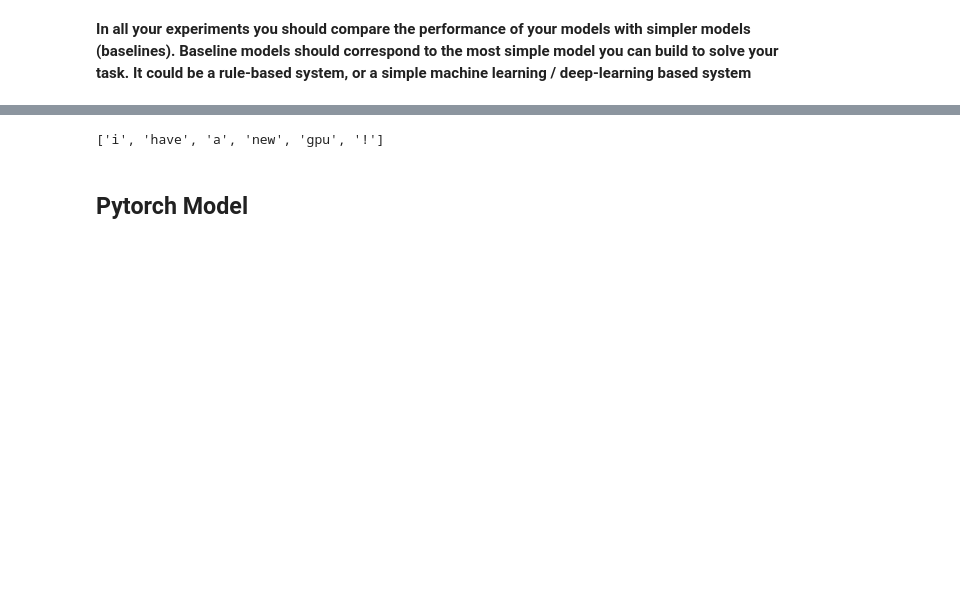
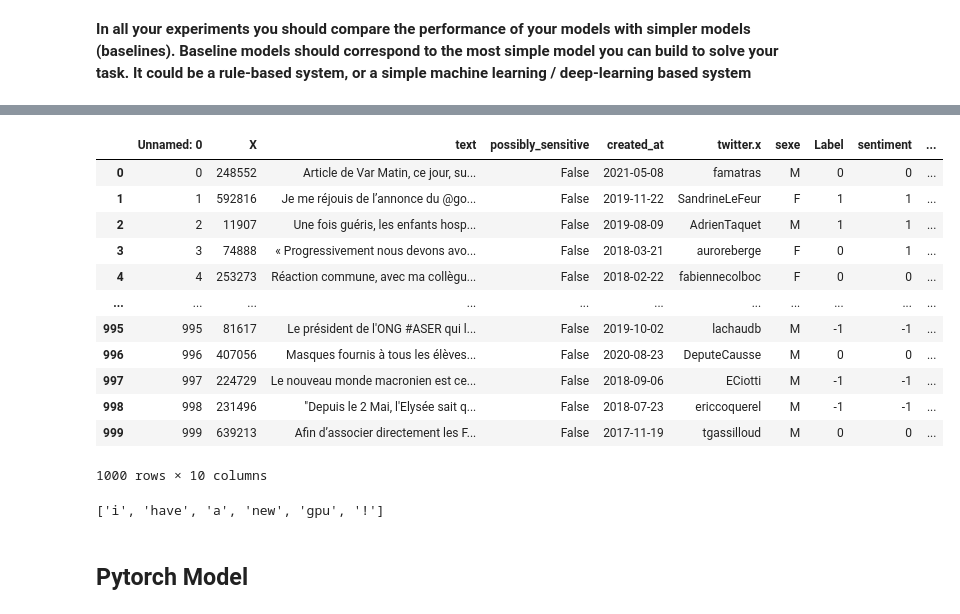
Before and after one commit to mthsansu/MLNLP, a Jupyter notebook: Baseline.ipynb, the cells around one changed output, grey strips where cells are left out. Cells and saved outputs as stored; diff of their text form; code cells hidden in the pictures; blank space fills up the shorter version.

```diff
--- a/Baseline.ipynb
+++ b/Baseline.ipynb
@@ -38,3 +48,20 @@ from collections import Counter
+# %%
+df = pd.read_csv("df_label_sentiment.csv")
+df. rename(columns = {'test':'Label == sentiment'}, inplace = True)
+# %% [output]
+|  | Unnamed: 0 | X | text | possibly_sensitive | created_at | twitter.x | sexe | Label | sentiment | ... |
+| 0 | 0 | 248552 | Article de Var Matin, ce jour, su... | False | 2021-05-08 | famatras | M | 0 | 0 | ... |
+| 1 | 1 | 592816 | Je me réjouis de l’annonce du @go... | False | 2019-11-22 | SandrineLeFeur | F | 1 | 1 | ... |
+| 2 | 2 | 11907 | Une fois guéris, les enfants hosp... | False | 2019-08-09 | AdrienTaquet | M | 1 | 1 | ... |
+| 3 | 3 | 74888 | « Progressivement nous devons avo... | False | 2018-03-21 | auroreberge | F | 0 | 1 | ... |
+| 4 | 4 | 253273 | Réaction commune, avec ma collègu... | False | 2018-02-22 | fabiennecolboc | F | 0 | 0 | ... |
+| ... | ... | ... | ... | ... | ... | ... | ... | ... | ... | ... |
+| 995 | 995 | 81617 | Le président de l'ONG #ASER qui l... | False | 2019-10-02 | lachaudb | M | -1 | -1 | ... |
+| 996 | 996 | 407056 | Masques fournis à tous les élèves... | False | 2020-08-23 | DeputeCausse | M | 0 | 0 | ... |
+| 997 | 997 | 224729 | Le nouveau monde macronien est ce... | False | 2018-09-06 | ECiotti | M | -1 | -1 | ... |
+| 998 | 998 | 231496 | "Depuis le 2 Mai, l'Elysée sait q... | False | 2018-07-23 | ericcoquerel | M | -1 | -1 | ... |
+| 999 | 999 | 639213 | Afin d’associer directement les F... | False | 2017-11-19 | tgassilloud | M | 0 | 0 | ... |
+1000 rows × 10 columns
 # %%
 # Use TweetTokenizer
 from nltk.tokenize import TweetTokenizer
```
Also changed, not shown: parts of 5 cells of this notebook.
